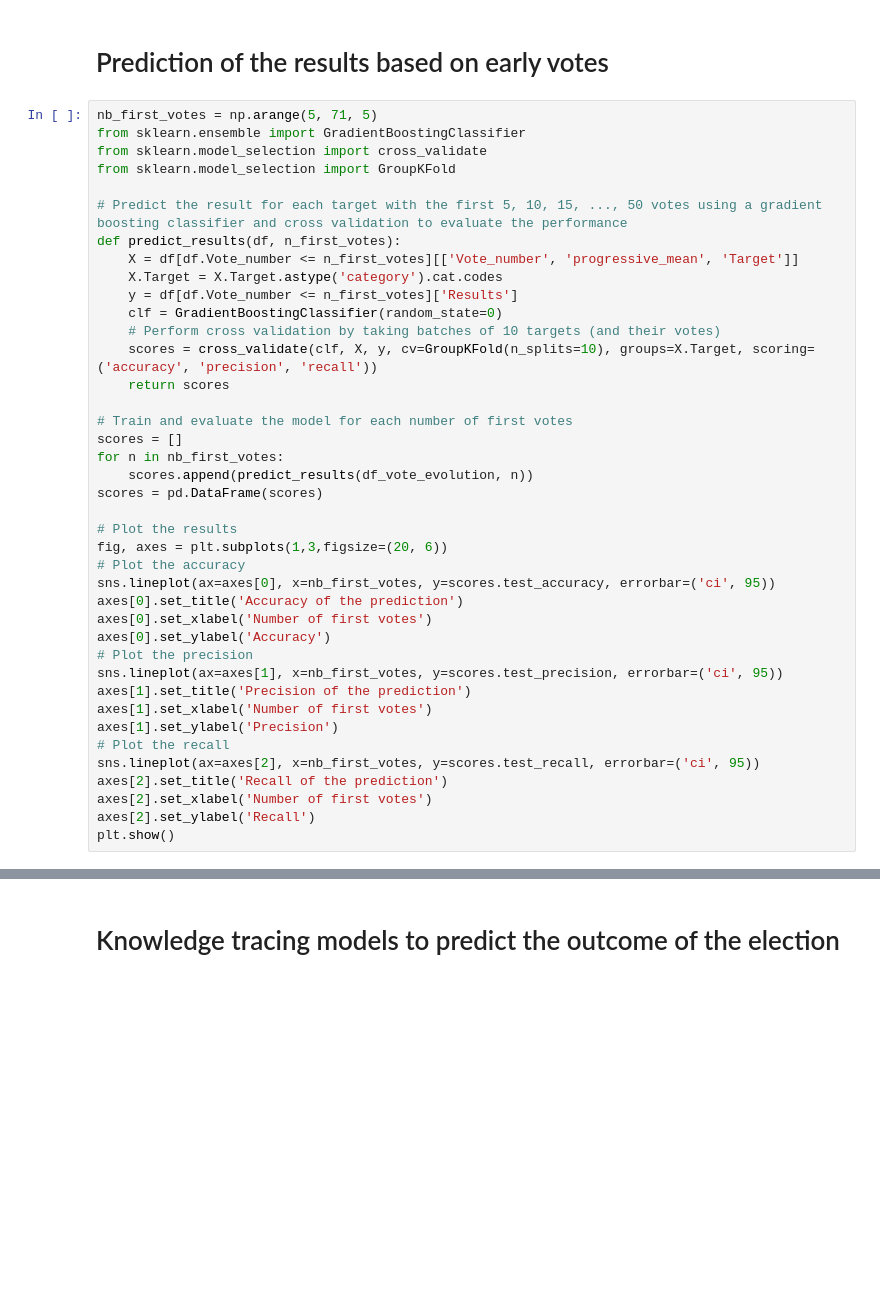
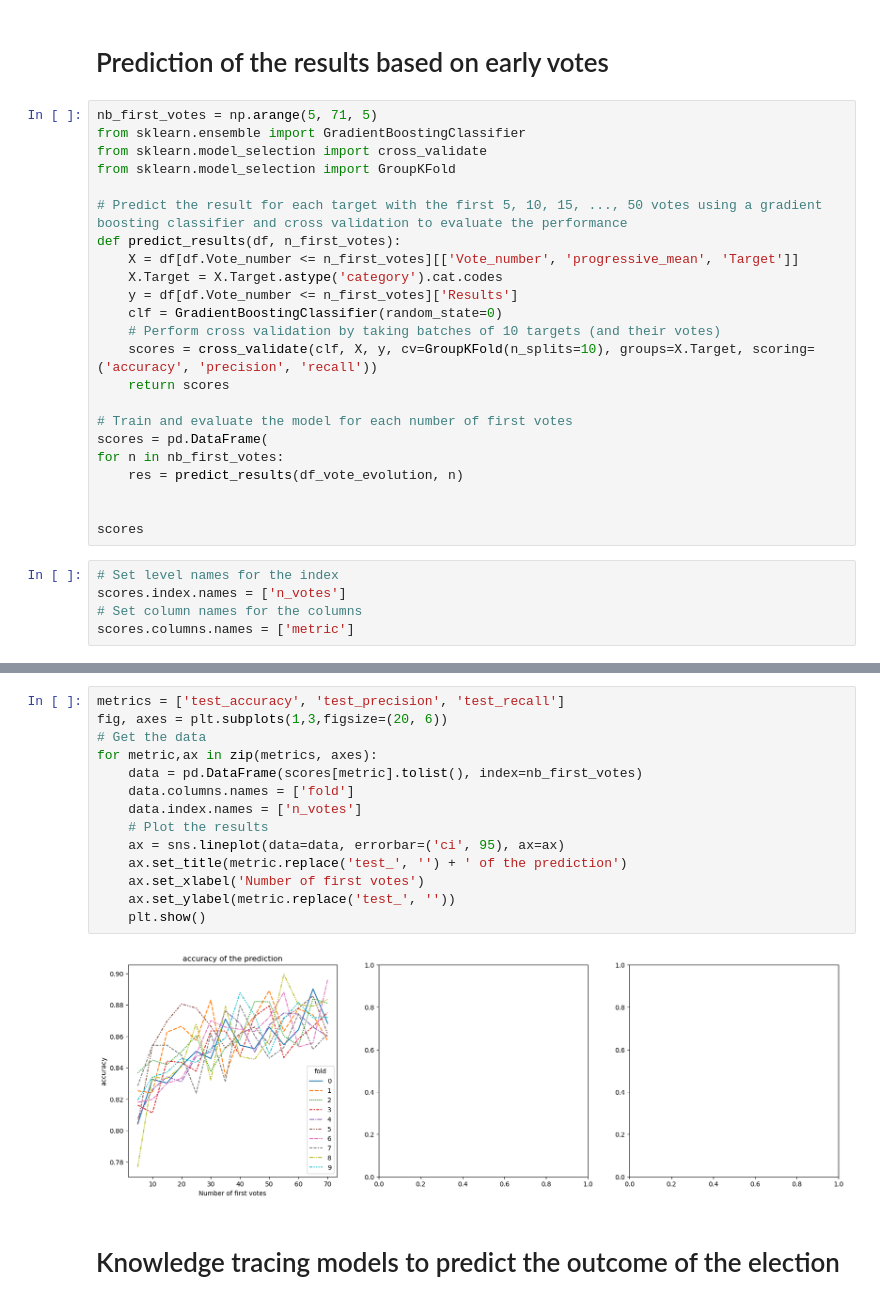
Before and after one commit to epfl-ada/ada-2023-project-abracadabra, a Jupyter notebook: time_series2.ipynb, the cells around one changed output, grey strips where cells are left out. Cells and saved outputs as stored; diff of their text form; blank space fills up the shorter version.

Commit message:
prediction of the results based on early votes

```diff
--- a/time_series2.ipynb
+++ b/time_series2.ipynb
@@ -211,26 +211,14 @@ def predict_results(df, n_first_votes):
     return scores
 
 # Train and evaluate the model for each number of first votes
-scores = []
+scores = pd.DataFrame(
 for n in nb_first_votes:
-    scores.append(predict_results(df_vote_evolution, n))
-scores = pd.DataFrame(scores)
+    res = predict_results(df_vote_evolution, n)
 
-# Plot the results
-fig, axes = plt.subplots(1,3,figsize=(20, 6))
-# Plot the accuracy
-sns.lineplot(ax=axes[0], x=nb_first_votes, y=scores.test_accuracy, errorbar=('ci', 95))
-axes[0].set_title('Accuracy of the prediction')
-axes[0].set_xlabel('Number of first votes')
-axes[0].set_ylabel('Accuracy')
-# Plot the precision
-sns.lineplot(ax=axes[1], x=nb_first_votes, y=scores.test_precision, errorbar=('ci', 95))
-axes[1].set_title('Precision of the prediction')
-axes[1].set_xlabel('Number of first votes')
-axes[1].set_ylabel('Precision')
-# Plot the recall
-sns.lineplot(ax=axes[2], x=nb_first_votes, y=scores.test_recall, errorbar=('ci', 95))
-axes[2].set_title('Recall of the prediction')
-axes[2].set_xlabel('Number of first votes')
-axes[2].set_ylabel('Recall')
-plt.show()
+
+scores
+# %%
+# Set level names for the index
+scores.index.names = ['n_votes']
+# Set column names for the columns
+scores.columns.names = ['metric']
@@ -237,3 +258,19 @@ plt.show()
+# %%
+metrics = ['test_accuracy', 'test_precision', 'test_recall']
+fig, axes = plt.subplots(1,3,figsize=(20, 6))
+# Get the data
+for metric,ax in zip(metrics, axes):
+    data = pd.DataFrame(scores[metric].tolist(), index=nb_first_votes)
+    data.columns.names = ['fold']
+    data.index.names = ['n_votes']
+    # Plot the results
+    ax = sns.lineplot(data=data, errorbar=('ci', 95), ax=ax)
+    ax.set_title(metric.replace('test_', '') + ' of the prediction')
+    ax.set_xlabel('Number of first votes')
+    ax.set_ylabel(metric.replace('test_', ''))
+    plt.show()
+# %% [output]
+[figure, added]
 # %% [markdown]
 # Knowledge tracing models to predict the outcome of the election
 # %%
```
Also changed, not shown: parts of 2 cells of this notebook.
